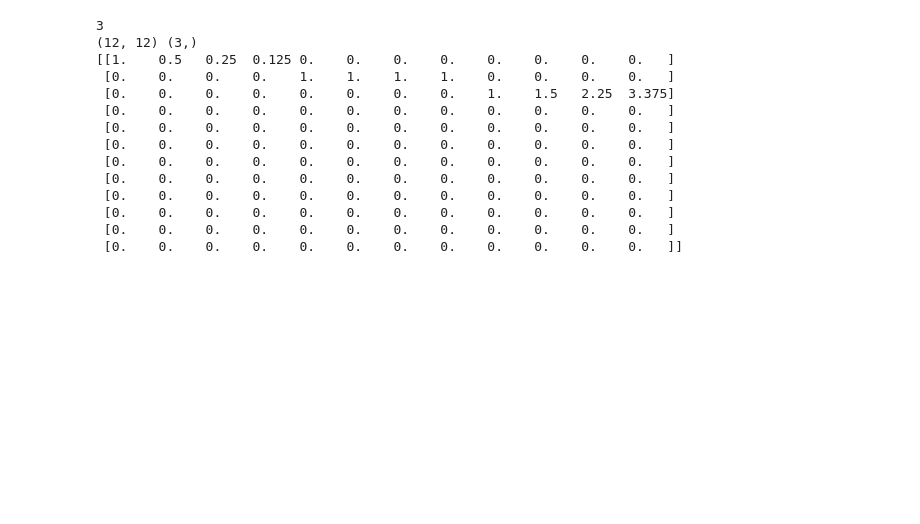
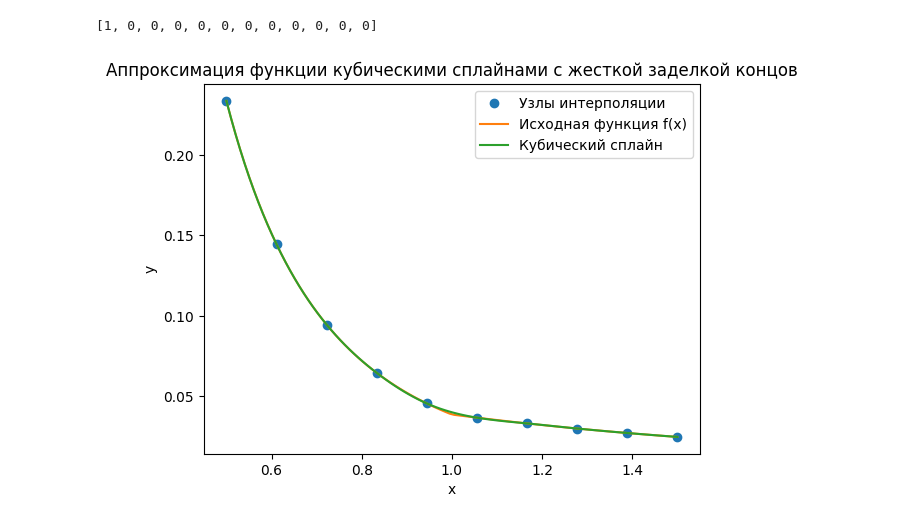
Before and after one commit to XBodya/third_course_2sem, a Jupyter notebook: CHM/src/l4.ipynb, the cells around one changed output. Cells and saved outputs as stored; diff of their text form; code cells hidden in the pictures; blank space fills up the shorter version.

```diff
--- a/CHM/src/l4.ipynb
+++ b/CHM/src/l4.ipynb
@@ -27,22 +52,9 @@ def main(func, N, bounds):
     """
     LEFT, RIGHT = 0.5, 1.5
     N = 10
-    approxe_cube_splains(lambda x: x + 1, 3, (LEFT, RIGHT))
+    approxe_cube_splains2(lambda x: x + 1, 3, (LEFT, RIGHT))
 # end def
 
 main(None, None, None)
 # %% [output]
-3
-(12, 12) (3,)
-[[1.    0.5   0.25  0.125 0.    0.    0.    0.    0.    0.    0.    0.   ]
- [0.    0.    0.    0.    1.    1.    1.    1.    0.    0.    0.    0.   ]
- [0.    0.    0.    0.    0.    0.    0.    0.    1.    1.5   2.25  3.375]
- [0.    0.    0.    0.    0.    0.    0.    0.    0.    0.    0.    0.   ]
- [0.    0.    0.    0.    0.    0.    0.    0.    0.    0.    0.    0.   ]
- [0.    0.    0.    0.    0.    0.    0.    0.    0.    0.    0.    0.   ]
- [0.    0.    0.    0.    0.    0.    0.    0.    0.    0.    0.    0.   ]
- [0.    0.    0.    0.    0.    0.    0.    0.    0.    0.    0.    0.   ]
- [0.    0.    0.    0.    0.    0.    0.    0.    0.    0.    0.    0.   ]
- [0.    0.    0.    0.    0.    0.    0.    0.    0.    0.    0.    0.   ]
- [0.    0.    0.    0.    0.    0.    0.    0.    0.    0.    0.    0.   ]
- [0.    0.    0.    0.    0.    0.    0.    0.    0.    0.    0.    0.   ]]
+[1, 0, 0, 0, 0, 0, 0, 0, 0, 0, 0, 0]
@@ -48,0 +141,42 @@ main(None, None, None)
+# %%
+import numpy as np
+# from scipy.interpolate import CubicSpline
+import matplotlib.pyplot as plt
+
+# Определяем функцию f(x)
+def f(x):
+    return (1 + np.abs(np.log(x))) / (1 + 25 * x * x)
+
+# Определяем отрезок [a, b]
+a = 0.5
+b = 1.5
+
+# Генерируем узлы интерполяции
+x = np.linspace(a, b, 10)
+y = f(x)
+
+# Вычисляем производные на концах отрезка
+def deriv(f, x):
+    h = 0.01
+    return (f(x + h) - f(x - h)) / (2*h)
+df_a = deriv(f, a)  # Производная функции f в точке a
+df_b = deriv(f, b)  # Производная функции f в точке b
+
+# Создаем кубический сплайн с жесткой заделкой концов
+# cs = CubicSpline(x, y, bc_type=((1, df_a), (1, df_b)))
+cs = CubicSpline(x, y, bc_type=('clamped', (df_a, df_b)))
+# Генерируем точки для построения графика
+x_new = np.linspace(a, b, 100)
+y_new = cs(x_new)
+
+# Строим графики
+plt.plot(x, y, 'o', label='Узлы интерполяции')
+plt.plot(x_new, f(x_new), label='Исходная функция f(x)')
+plt.plot(x_new, y_new, label='Кубический сплайн')
+plt.legend()
+plt.xlabel('x')
+plt.ylabel('y')
+plt.title('Аппроксимация функции кубическими сплайнами с жесткой заделкой концов')
+plt.show()
+# %% [output]
+[figure, added]
```
Also changed, not shown: parts of 3 cells of this notebook, 8 other files.
